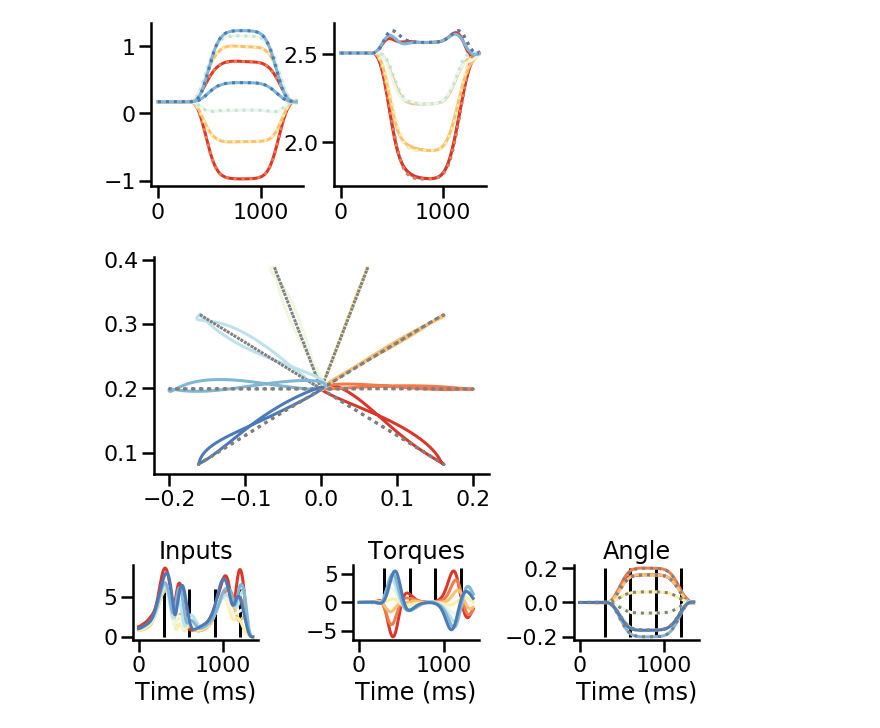
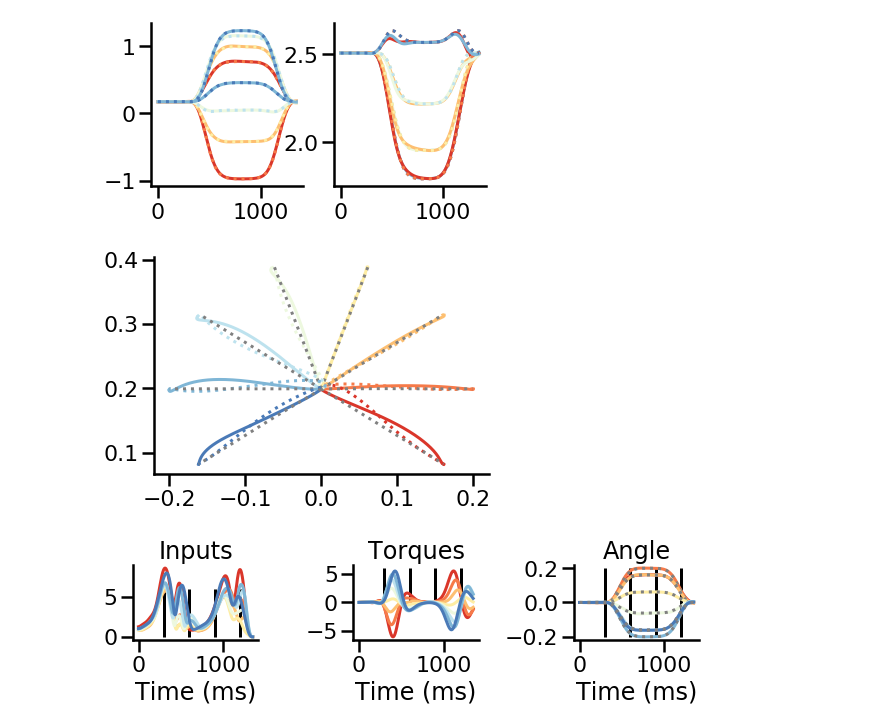
Before and after one commit to JoramKeijser/iLQR-jax, a Jupyter notebook: notebooks/ilqr_network_arm.ipynb, the cells around one changed output. Saved outputs shown, nothing was run; the diff lists cells and outputs as text; code cells hidden in the pictures.

```diff
--- a/notebooks/ilqr_network_arm.ipynb
+++ b/notebooks/ilqr_network_arm.ipynb
@@ -391,9 +387,10 @@ for i in range(8):
 # %%
 lmbda = 1e-5
 regu = 0
+steps = 2
 t0 = time.time()
-x_trj_new, u_trj_new, cost_trace = run_ilqr_batch(x0, target_trj, None, 1, regu, lmbda)
+x_trj_new, u_trj_new, cost_trace = run_ilqr_batch(x0, target_trj, None, steps, regu, lmbda)
 y_trj = arm_model.get_position_batch(x_trj_new[:,:,-4:-2])
 t1 = time.time()
-print(f"{t1-t0:1.0f}")
+print(f"{t1-t0:1.0f}") # 1 minute per step
 # %% [output]
@@ -411,11 +408,13 @@ sns.despine()
 [figure]
 # %%
 for i in range(8):
-    plt.plot(y_trj[i,:,0],y_trj[i,:,1])
-    plt.plot(y_target[i,:,0], y_target[i,:,1], ":",color='gray')
+    plt.plot(y_trj[i, :-600, 0],y_trj[i,:-600,1])
+for i in range(8):
+    plt.plot(y_trj[i, -600:, 0],y_trj[i,-600:,1], ":")
+    plt.plot(y_target[i,:-600,0], y_target[i,:-600,1], ":",color='gray')
 sns.despine()
 # %% [output]
-[figure, old version]
+[figure, new version]
 # %%
 f, ax = plt.subplots(1,3, figsize=(9,3))
 for i in range(8):
```
Also changed, not shown: parts of 3 cells of this notebook.
